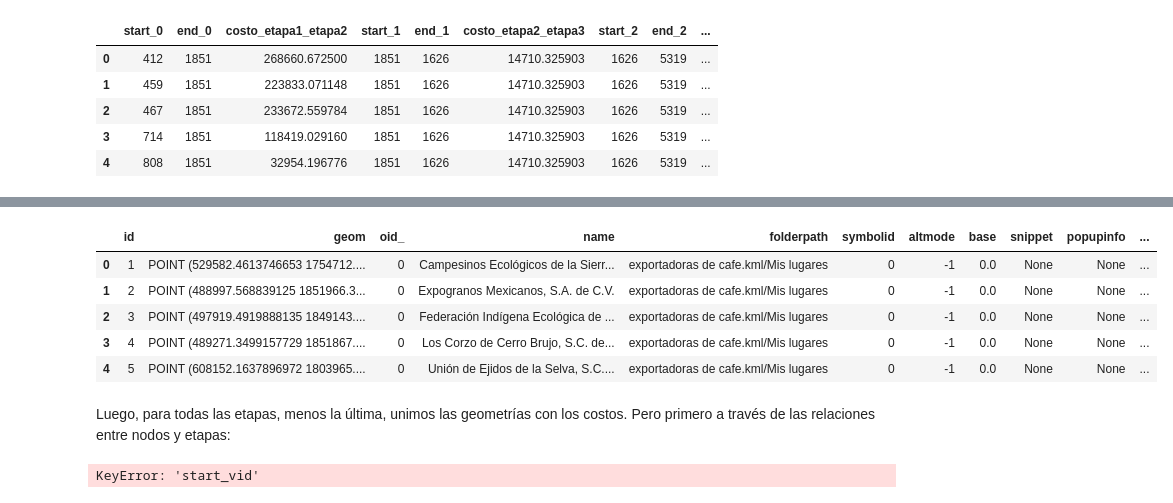
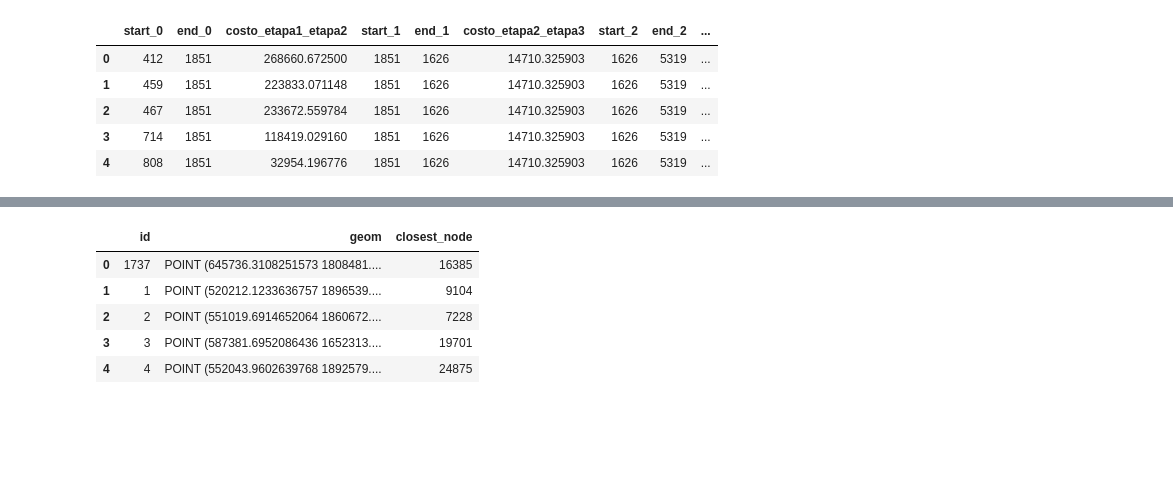
Before and after one commit to eurekastein/cadenas2, a Jupyter notebook: cadenas.ipynb, the cells around one changed output, grey strips where cells are left out. Saved outputs shown, nothing was run; the diff lists cells and outputs as text; code cells hidden in the pictures; blank space fills up the shorter version.

```diff
--- a/cadenas.ipynb
+++ b/cadenas.ipynb
@@ -85,3 +88,11 @@ node_relations_list[-1].head()
+# %%
+etapas_gdfs = []
+for etapa in etapas:
+    sql = """select a.id, a.geom, b.closest_node
+             from %(etapa)s a
+             join %(etapa)s_node b
+             on a.id = b.id_%(etapa)s""" % {"etapa":etapa}
+    etapas_gdfs.append(gpd.GeoDataFrame.from_postgis(sql, con, geom_col='geom'))
 # %% [markdown]
 ### Costos por etapa
 
@@ -208,6 +213,0 @@ Primero leemos los datos originales
-# %%
-etapas_gdfs = []
-for etapa in etapas:
-    sql = """select * from %(etapa)s""" % {"etapa":etapa}
-    etapas_gdfs.append(gpd.GeoDataFrame.from_postgis(sql, con, geom_col='geom'))
-#etapas_gdfs[0].head()
@@ -214,20 +226,9 @@ for etapa in etapas:
 # %%
-etapas_gdfs[3].head()
+etapas_gdfs[0].head()
 # %% [output]
-|  | id | geom | oid_ | name | folderpath | symbolid | altmode | base | snippet | popupinfo | ... |
-| 0 | 1 | POINT (529582.4613746653 1754712.... | 0 | Campesinos Ecológicos de la Sierr... | exportadoras de cafe.kml/Mis lugares | 0 | -1 | 0.0 | None | None | ... |
-| 1 | 2 | POINT (488997.568839125 1851966.3... | 0 | Expogranos Mexicanos, S.A. de C.V. | exportadoras de cafe.kml/Mis lugares | 0 | -1 | 0.0 | None | None | ... |
-| 2 | 3 | POINT (497919.4919888135 1849143.... | 0 | Federación Indígena Ecológica de ... | exportadoras de cafe.kml/Mis lugares | 0 | -1 | 0.0 | None | None | ... |
-| 3 | 4 | POINT (489271.3499157729 1851867.... | 0 | Los Corzo de Cerro Brujo, S.C. de... | exportadoras de cafe.kml/Mis lugares | 0 | -1 | 0.0 | None | None | ... |
-| 4 | 5 | POINT (608152.1637896972 1803965.... | 0 | Unión de Ejidos de la Selva, S.C.... | exportadoras de cafe.kml/Mis lugares | 0 | -1 | 0.0 | None | None | ... |
+|  | id | geom | closest_node |
+| 0 | 1737 | POINT (645736.3108251573 1808481.... | 16385 |
+| 1 | 1 | POINT (520212.1233636757 1896539.... | 9104 |
+| 2 | 2 | POINT (551019.6914652064 1860672.... | 7228 |
+| 3 | 3 | POINT (587381.6952086436 1652313.... | 19701 |
+| 4 | 4 | POINT (552043.9602639768 1892579.... | 24875 |
-# %% [markdown]
-Luego, para todas las etapas, menos la última, unimos las geometrías con los costos. Pero primero a través de las relaciones entre nodos y etapas:
-# %%
-etapas_costo = []
-for i, (etapa,relacion) in enumerate(zip(etapas, node_relations_list)):
-    if i < len(node_relations_list) - 1:
-        etapas_costo.append(pd.merge(relacion, distancias[i],
-                                     left_on='closest_node',
-                                     right_on='start_vid', how='right'))
-# %% [output]
-KeyError: 'start_vid'
```
Also changed, not shown: parts of 31 cells of this notebook.
